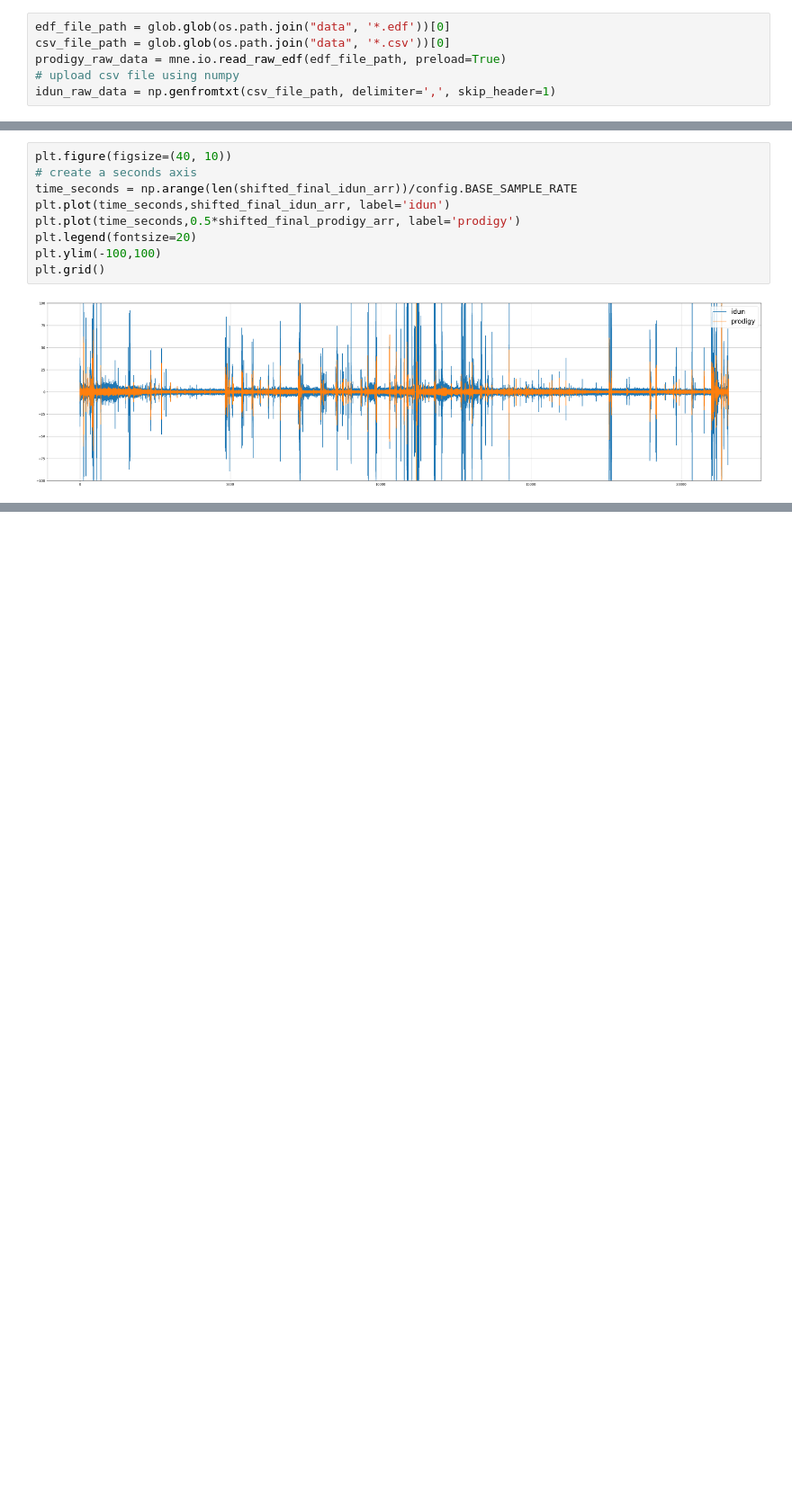
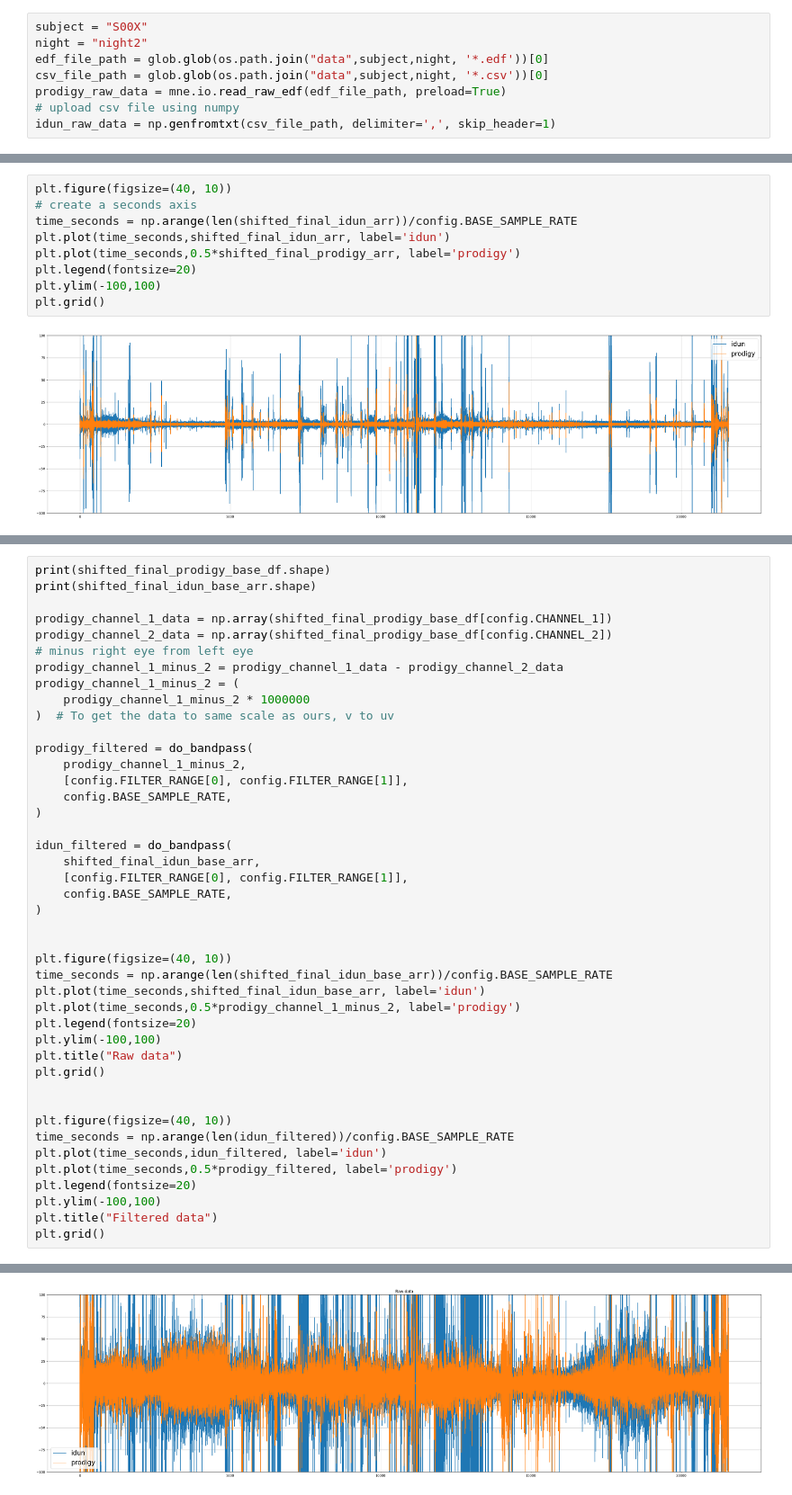
Before and after one commit to iduntech/idn-sync-data, a Jupyter notebook: sync_main.ipynb, the cells around one changed output, grey strips where cells are left out. Shown at 90% size. Cells and saved outputs as stored; diff of their text form; blank space fills up the shorter version.

```diff
--- a/sync_main.ipynb
+++ b/sync_main.ipynb
@@ -18,8 +18,10 @@ from scipy.signal import resample
 # %% [markdown]
 ### Upload all data
 # %%
-edf_file_path = glob.glob(os.path.join("data", '*.edf'))[0]
-csv_file_path = glob.glob(os.path.join("data", '*.csv'))[0]
+subject = "S00X"
+night = "night2"
+edf_file_path = glob.glob(os.path.join("data",subject,night, '*.edf'))[0]
+csv_file_path = glob.glob(os.path.join("data",subject,night, '*.csv'))[0]
 prodigy_raw_data = mne.io.read_raw_edf(edf_file_path, preload=True)
 # upload csv file using numpy
 idun_raw_data = np.genfromtxt(csv_file_path, delimiter=',', skip_header=1)
@@ -382,0 +388,44 @@ plt.grid()
+# %%
+print(shifted_final_prodigy_base_df.shape)
+print(shifted_final_idun_base_arr.shape)
+
+prodigy_channel_1_data = np.array(shifted_final_prodigy_base_df[config.CHANNEL_1])
+prodigy_channel_2_data = np.array(shifted_final_prodigy_base_df[config.CHANNEL_2])
+# minus right eye from left eye
+prodigy_channel_1_minus_2 = prodigy_channel_1_data - prodigy_channel_2_data
+prodigy_channel_1_minus_2 = (
+    prodigy_channel_1_minus_2 * 1000000
+)  # To get the data to same scale as ours, v to uv
+
+prodigy_filtered = do_bandpass(
+    prodigy_channel_1_minus_2,
+    [config.FILTER_RANGE[0], config.FILTER_RANGE[1]],
+    config.BASE_SAMPLE_RATE,
+)
+
+idun_filtered = do_bandpass(
+    shifted_final_idun_base_arr,
+    [config.FILTER_RANGE[0], config.FILTER_RANGE[1]],
+    config.BASE_SAMPLE_RATE,
+)
+
+
+plt.figure(figsize=(40, 10))
+time_seconds = np.arange(len(shifted_final_idun_base_arr))/config.BASE_SAMPLE_RATE
+plt.plot(time_seconds,shifted_final_idun_base_arr, label='idun')
+plt.plot(time_seconds,0.5*prodigy_channel_1_minus_2, label='prodigy')
+plt.legend(fontsize=20)
+plt.ylim(-100,100)
+plt.title("Raw data")
+plt.grid()
+
+
+plt.figure(figsize=(40, 10))
+time_seconds = np.arange(len(idun_filtered))/config.BASE_SAMPLE_RATE
+plt.plot(time_seconds,idun_filtered, label='idun')
+plt.plot(time_seconds,0.5*prodigy_filtered, label='prodigy')
+plt.legend(fontsize=20)
+plt.ylim(-100,100)
+plt.title("Filtered data")
+plt.grid()
+# %% [output]
@@ -382,0 +434 @@ plt.grid()
+[figure, added]
```
Also changed, not shown: parts of 11 cells of this notebook.
